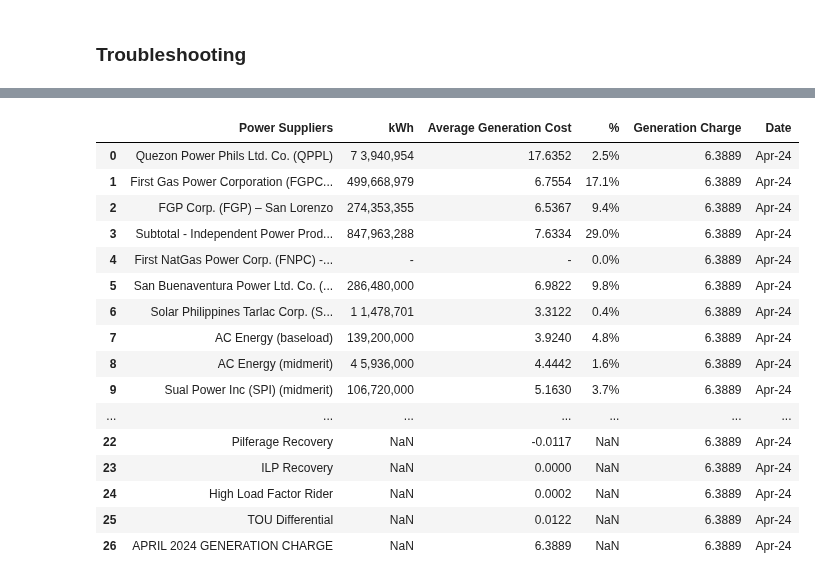
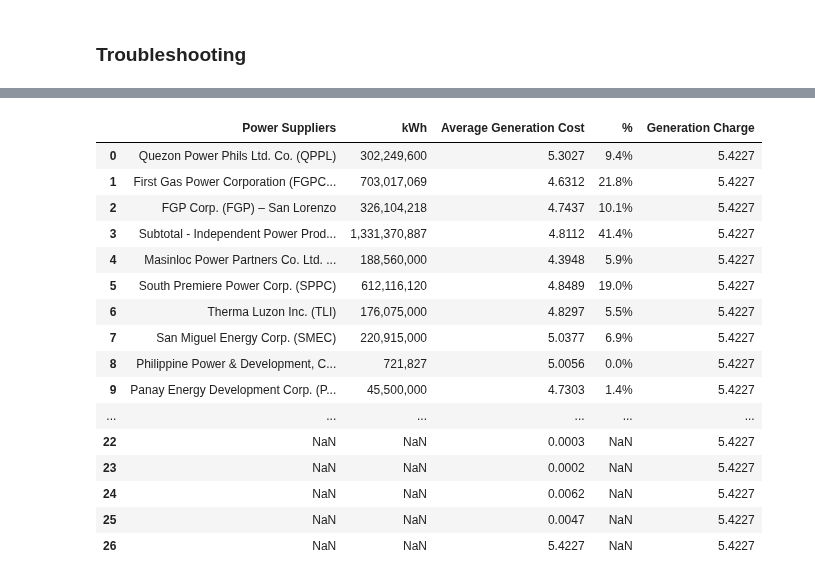
Before and after one commit to andreasenson/Scrape-DU-Generation-Charge, a Jupyter notebook: MERALCO/scrape_MERALCO.ipynb, the cells around one changed output, grey strips where cells are left out. Cells and saved outputs as stored; diff of their text form; code cells hidden in the pictures.

Commit message:
filled in missing values

```diff
--- a/MERALCO/scrape_MERALCO.ipynb
+++ b/MERALCO/scrape_MERALCO.ipynb
@@ -422,7 +376,7 @@ Note: you may need to restart the kernel to use updated packages.
 # %% [markdown]
 ### **Troubleshooting**
 # %%
-df = tabula.read_pdf("pdf downloads/gc_table_04-24.pdf", stream=True, pages=1)[0]
+df = tabula.read_pdf("pdf downloads/gc_table_07-19.pdf", stream=True, pages=1)[0]
 # %%
 df
 # %% [output]
@@ -446,6 +400,4 @@ df
 # %%
-# Assuming df is already defined and contains the relevant data
-
 # Step 1: Filter the DataFrame
 supplier_index = df[df.iloc[:, 0].str.contains("SUPPLIERS", na=False)].index[0]
 df_new = df.iloc[supplier_index + 1:]
@@ -485,36 +437,34 @@ for i in range(len(df_new.columns) - 1, -1, -1):
             col_with_percent = i
             break
 
-columns_to_include = [0]  # Always include the first column
+columns_to_include = []  # Always include the first column
 
 if col_with_comma is not None:
     df_new['kWh'] = df_new.iloc[:, col_with_comma]
-    columns_to_include.append(col_with_comma)
 
 if col_with_dot is not None and col_with_dot not in columns_to_include:
-    columns_to_include.append(col_with_dot)
+    df_new['Average Generation Cost'] = df_new.iloc[:, col_with_dot]
 
-if col_with_percent is not None:
+if col_with_percent != 0:
     df_new['%'] = df_new.iloc[:, col_with_percent]
-    columns_to_include.append(col_with_percent)
-
-if len(columns_to_include) == 1:
-    # If only one column to include, default to the first two columns
-    columns_to_include = [0, 1]
+else:
+    # Extract the percentage value and the power supplier name
+    df_new['%'] = df_new.iloc[:, col_with_percent].str.extract(r'(\d+\.\d+%)')[0]
+    df_new['Power Suppliers'] = df_new.iloc[:, col_with_percent].str.extract(r'^(.*?)(?=\s*\d+\.\d+%)')[0]
 
 if col_with_comma == col_with_percent:
-    columns_to_include = [
-        df_new.columns[0],  # First column
-        'kWh',  # kWh column
-        df_new.columns[col_with_dot],  # Column with dot
-        df_new.columns[col_with_percent]  # Column with percent
-    ]
-
     # Adjust the regular expression to handle spaces within the kWh value
     df_new['%'] = df_new.iloc[:, col_with_percent].str.extract(r'(\d+\.\d+%)')
 
     # Remove spaces within the kWh values
     df_new['kWh'] = df_new.iloc[:, col_with_percent].str.extract(r'\d+\.\d+%\s*(\d\s*[\d,]+)')[0].str.replace(' ', '')
+
+columns_to_include = []
+
+if 'Power Suppliers' in df_new.columns:
+    columns_to_include.append('Power Suppliers')
+else:
+    columns_to_include.append(df_new.columns[0])
 
 # Convert values in parentheses to negative numbers
 def convert_parentheses_to_negative(value):
@@ -525,9 +475,9 @@ def convert_parentheses_to_negative(value):
 df_new = df_new.applymap(convert_parentheses_to_negative)
 
 df_new = pd.DataFrame({
-    'Power Suppliers': df_new.iloc[:, 0],
+    'Power Suppliers': df_new[columns_to_include[0]] ,
     'kWh': df_new['kWh'],
-    'Average Generation Cost': df_new.iloc[:, col_with_dot],
+    'Average Generation Cost': df_new['Average Generation Cost'],
     '%': df_new['%']
 })
 df_new.columns = ['Power Suppliers', 'kWh', 'Average Generation Cost', '%']
@@ -551,18 +501,11 @@ else:
 
 df_new['Generation Charge'] = rate_value
 
-end_part = key.split("_")[1]
+# Remove rows where kWh, Average Generation Cost, and % are all null
+df_new = df_new.dropna(subset=['kWh', 'Average Generation Cost', '%'], how='all')
 
-month_map = {
-    '01': 'Jan', '02': 'Feb', '03': 'Mar', '04': 'Apr',
-    '05': 'May', '06': 'Jun', '07': 'Jul', '08': 'Aug',
-    '09': 'Sep', '10': 'Oct', '11': 'Nov', '12': 'Dec'
-}
-month, year = end_part.split('-')
-formatted_date = f"{month_map[month]}-{year}"
-
-# Add the new column to the dataframe
-df_new['Date'] = formatted_date
+# Remove spaces within the kWh values
+df_new['kWh'] = df_new['kWh'].str.replace(' ', '')
 
 df_new
 # %% [output]
@@ -569,17 +513,17 @@ df_new
-|  | Power Suppliers | kWh | Average Generation Cost | % | Generation Charge | Date |
-| 0 | Quezon Power Phils Ltd. Co. (QPPL) | 7 3,940,954 | 17.6352 | 2.5% | 6.3889 | Apr-24 |
-| 1 | First Gas Power Corporation (FGPC... | 499,668,979 | 6.7554 | 17.1% | 6.3889 | Apr-24 |
-| 2 | FGP Corp. (FGP) – San Lorenzo | 274,353,355 | 6.5367 | 9.4% | 6.3889 | Apr-24 |
-| 3 | Subtotal - Independent Power Prod... | 847,963,288 | 7.6334 | 29.0% | 6.3889 | Apr-24 |
-| 4 | First NatGas Power Corp. (FNPC) -... | - | - | 0.0% | 6.3889 | Apr-24 |
-| 5 | San Buenaventura Power Ltd. Co. (... | 286,480,000 | 6.9822 | 9.8% | 6.3889 | Apr-24 |
-| 6 | Solar Philippines Tarlac Corp. (S... | 1 1,478,701 | 3.3122 | 0.4% | 6.3889 | Apr-24 |
-| 7 | AC Energy (baseload) | 139,200,000 | 3.9240 | 4.8% | 6.3889 | Apr-24 |
-| 8 | AC Energy (midmerit) | 4 5,936,000 | 4.4442 | 1.6% | 6.3889 | Apr-24 |
-| 9 | Sual Power Inc (SPI) (midmerit) | 106,720,000 | 5.1630 | 3.7% | 6.3889 | Apr-24 |
-| ... | ... | ... | ... | ... | ... | ... |
-| 22 | Pilferage Recovery | NaN | -0.0117 | NaN | 6.3889 | Apr-24 |
-| 23 | ILP Recovery | NaN | 0.0000 | NaN | 6.3889 | Apr-24 |
-| 24 | High Load Factor Rider | NaN | 0.0002 | NaN | 6.3889 | Apr-24 |
-| 25 | TOU Differential | NaN | 0.0122 | NaN | 6.3889 | Apr-24 |
-| 26 | APRIL 2024 GENERATION CHARGE | NaN | 6.3889 | NaN | 6.3889 | Apr-24 |
+|  | Power Suppliers | kWh | Average Generation Cost | % | Generation Charge |
+| 0 | Quezon Power Phils Ltd. Co. (QPPL) | 302,249,600 | 5.3027 | 9.4% | 5.4227 |
+| 1 | First Gas Power Corporation (FGPC... | 703,017,069 | 4.6312 | 21.8% | 5.4227 |
+| 2 | FGP Corp. (FGP) – San Lorenzo | 326,104,218 | 4.7437 | 10.1% | 5.4227 |
+| 3 | Subtotal - Independent Power Prod... | 1,331,370,887 | 4.8112 | 41.4% | 5.4227 |
+| 4 | Masinloc Power Partners Co. Ltd. ... | 188,560,000 | 4.3948 | 5.9% | 5.4227 |
+| 5 | South Premiere Power Corp. (SPPC) | 612,116,120 | 4.8489 | 19.0% | 5.4227 |
+| 6 | Therma Luzon Inc. (TLI) | 176,075,000 | 4.8297 | 5.5% | 5.4227 |
+| 7 | San Miguel Energy Corp. (SMEC) | 220,915,000 | 5.0377 | 6.9% | 5.4227 |
+| 8 | Philippine Power & Development, C... | 721,827 | 5.0056 | 0.0% | 5.4227 |
+| 9 | Panay Energy Development Corp. (P... | 45,500,000 | 4.7303 | 1.4% | 5.4227 |
+| ... | ... | ... | ... | ... | ... |
+| 22 | NaN | NaN | 0.0003 | NaN | 5.4227 |
+| 23 | NaN | NaN | 0.0002 | NaN | 5.4227 |
+| 24 | NaN | NaN | 0.0062 | NaN | 5.4227 |
+| 25 | NaN | NaN | 0.0047 | NaN | 5.4227 |
+| 26 | NaN | NaN | 5.4227 | NaN | 5.4227 |
```
Also changed, not shown: parts of 9 cells of this notebook, 1 other file.
